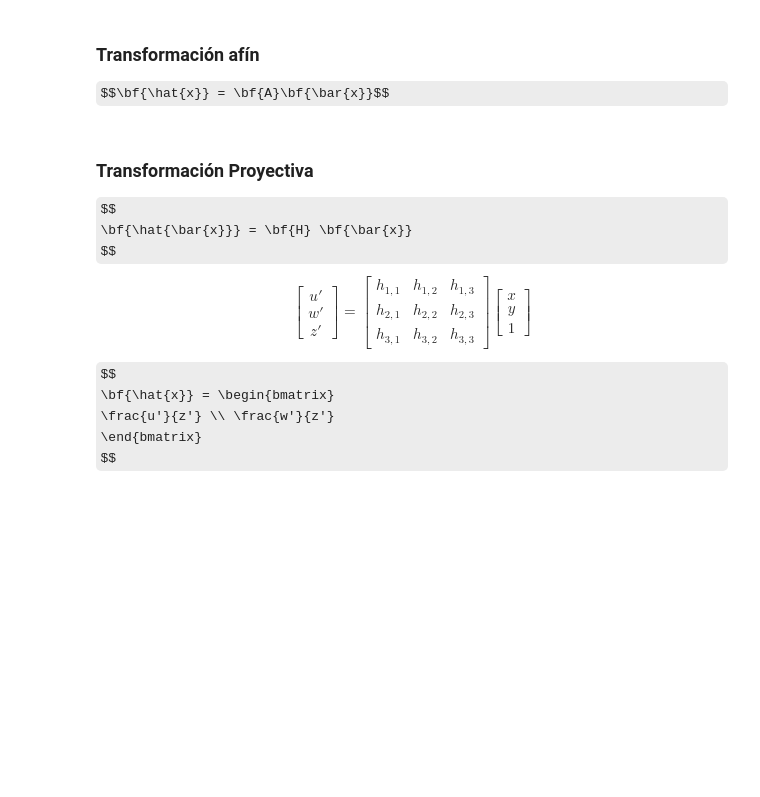
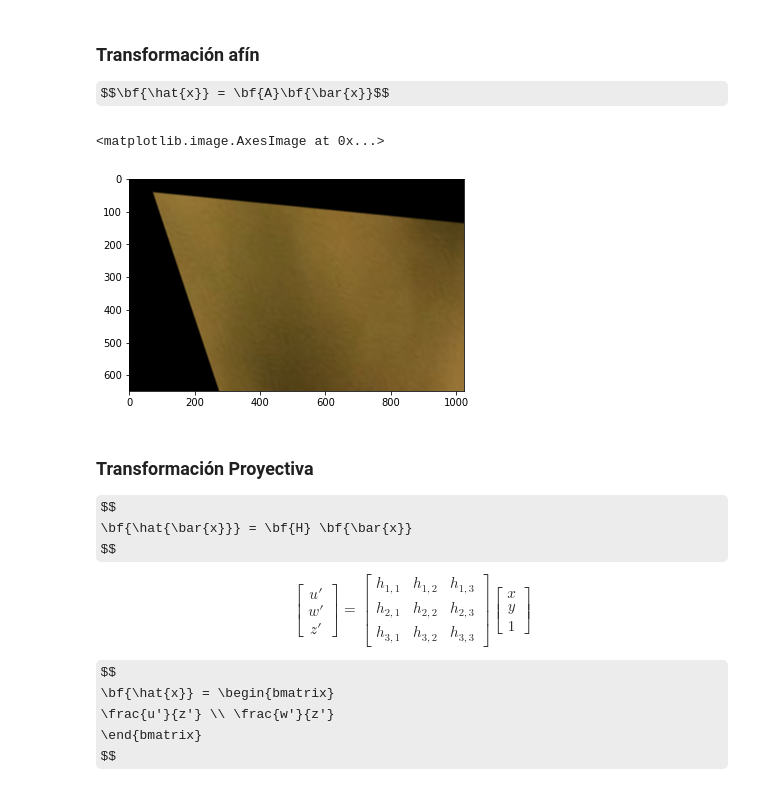
Before and after one commit to UN-GCPDS/Procesamiento-Digital-De-Imagenes, a Jupyter notebook: 2-ConceptosBasicosDeImagenes/4-RegistroDeImagenes.ipynb, the cells around one changed output. Saved outputs shown, nothing was run; the diff lists cells and outputs as text; code cells hidden in the pictures; some formulas as TeX source; blank space fills up the shorter version.

```diff
--- a/2-ConceptosBasicosDeImagenes/4-RegistroDeImagenes.ipynb
+++ b/2-ConceptosBasicosDeImagenes/4-RegistroDeImagenes.ipynb
@@ -88,6 +143,20 @@ Donde $s$ es un factor de escala
 ###  Transformación afín
 
 $$\bf{\hat{x}} = \bf{A}\bf{\bar{x}}$$
+# %%
+M = np.array([
+            [5,2,76],
+            [0.5,6,43]
+            ],dtype=np.float32)
+
+rows,cols = img.shape[:2]
+
+new_img = cv2.warpAffine(img,M,(cols,rows))
+# %%
+plt.imshow(new_img)
+# %% [output]
+<matplotlib.image.AxesImage at 0x...>
+[figure, added]
 # %% [markdown]
 ### Transformación Proyectiva
 
```
Also changed, not shown: parts of 15 cells of this notebook.
